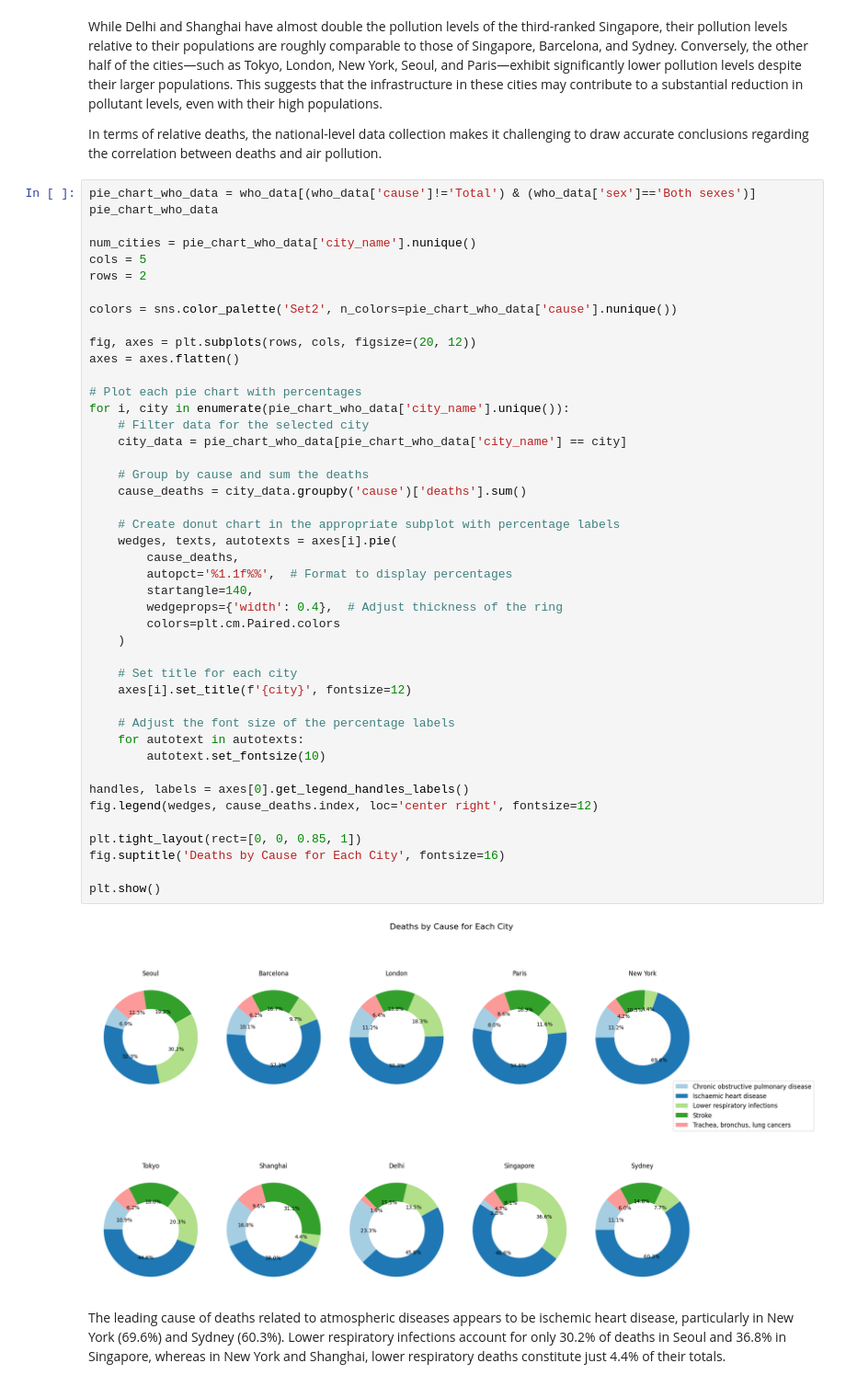
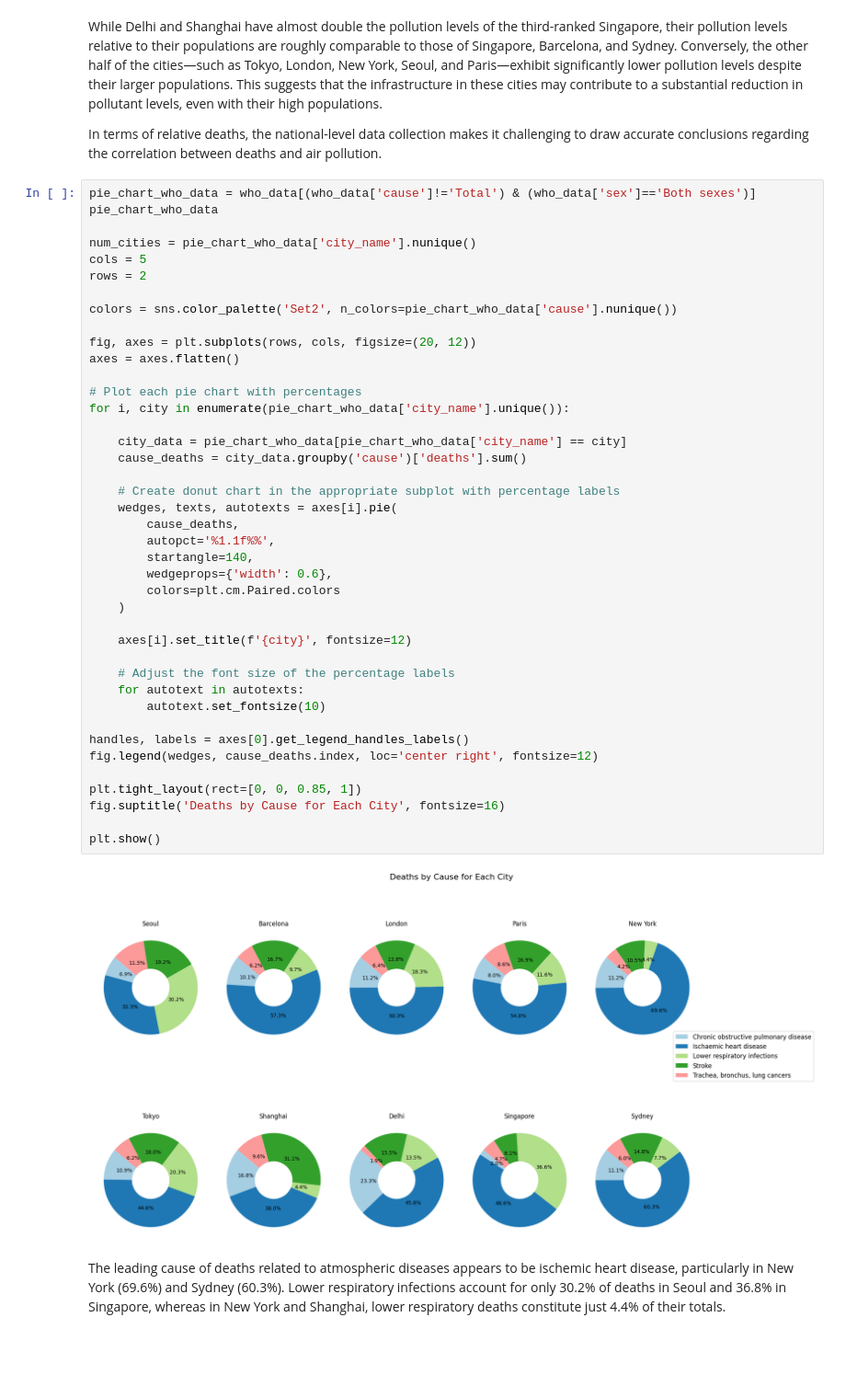
Before and after one commit to GurpreetSDeol/Public-Health-and-Air-Quality-Impact-Analysis-via-ETL-Data-Pipeline, a Jupyter notebook: Analysis.ipynb, the cells around one changed output. Shown: that part at 92% size. Saved outputs shown, nothing was run; the diff lists cells and outputs as text; blank space fills up the shorter version.

```diff
--- a/Analysis.ipynb
+++ b/Analysis.ipynb
@@ -270,40 +258,37 @@ colors = sns.color_palette('Set2', n_colors=pie_chart_who_data['cause'].nunique(
 
 fig, axes = plt.subplots(rows, cols, figsize=(20, 12))
 axes = axes.flatten()
 
 # Plot each pie chart with percentages
 for i, city in enumerate(pie_chart_who_data['city_name'].unique()):
-    # Filter data for the selected city
+
     city_data = pie_chart_who_data[pie_chart_who_data['city_name'] == city]
-
-    # Group by cause and sum the deaths
     cause_deaths = city_data.groupby('cause')['deaths'].sum()
 
     # Create donut chart in the appropriate subplot with percentage labels
     wedges, texts, autotexts = axes[i].pie(
         cause_deaths,
-        autopct='%1.1f%%',  # Format to display percentages
+        autopct='%1.1f%%',
         startangle=140,
-        wedgeprops={'width': 0.4},  # Adjust thickness of the ring
+        wedgeprops={'width': 0.6},
         colors=plt.cm.Paired.colors
     )
 
-    # Set title for each city
     axes[i].set_title(f'{city}', fontsize=12)
 
     # Adjust the font size of the percentage labels
     for autotext in autotexts:
         autotext.set_fontsize(10)
 
 handles, labels = axes[0].get_legend_handles_labels()
 fig.legend(wedges, cause_deaths.index, loc='center right', fontsize=12)
 
 plt.tight_layout(rect=[0, 0, 0.85, 1])
 fig.suptitle('Deaths by Cause for Each City', fontsize=16)
 
 plt.show()
 # %% [output]
-[figure, old version]
+[figure, new version]
 # %% [markdown]
 The leading cause of deaths related to atmospheric diseases appears to be ischemic heart disease, particularly in New York (69.6%) and Sydney (60.3%). Lower respiratory infections account for only 30.2% of deaths in Seoul and 36.8% in Singapore, whereas in New York and Shanghai, lower respiratory deaths constitute just 4.4% of their totals.
 # %% [markdown]
```
Also changed, not shown: parts of 6 cells of this notebook.
